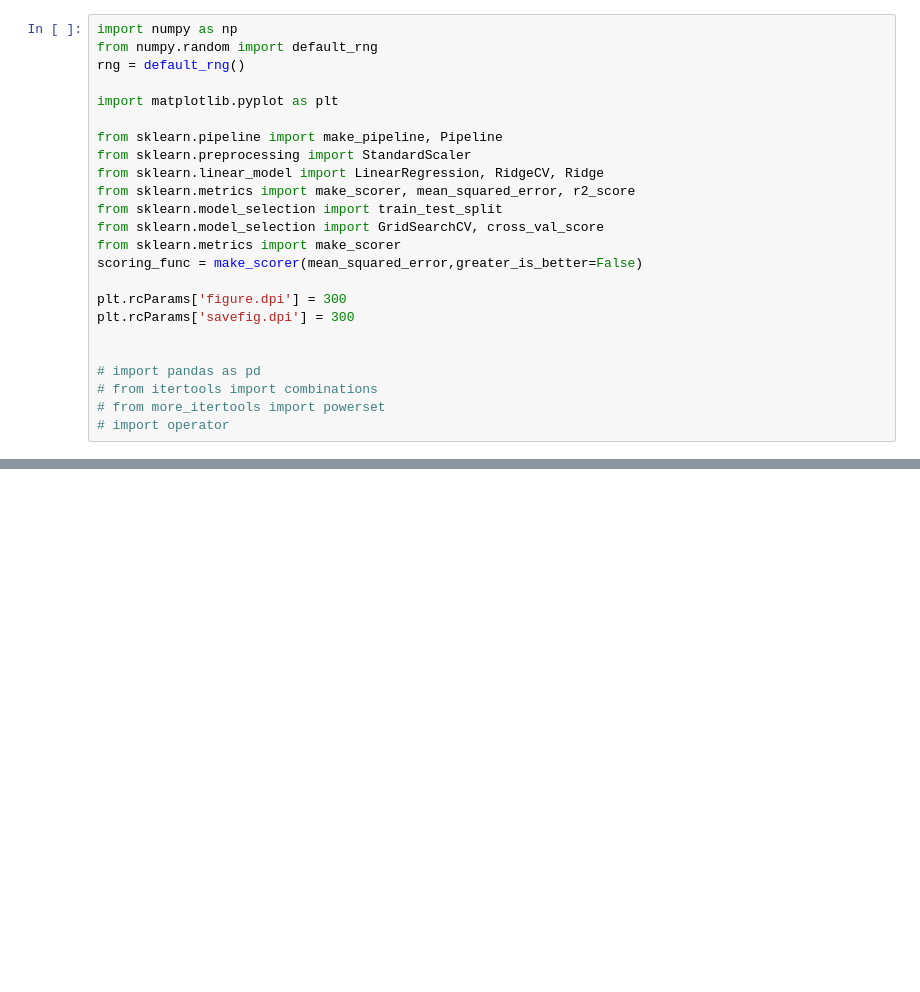
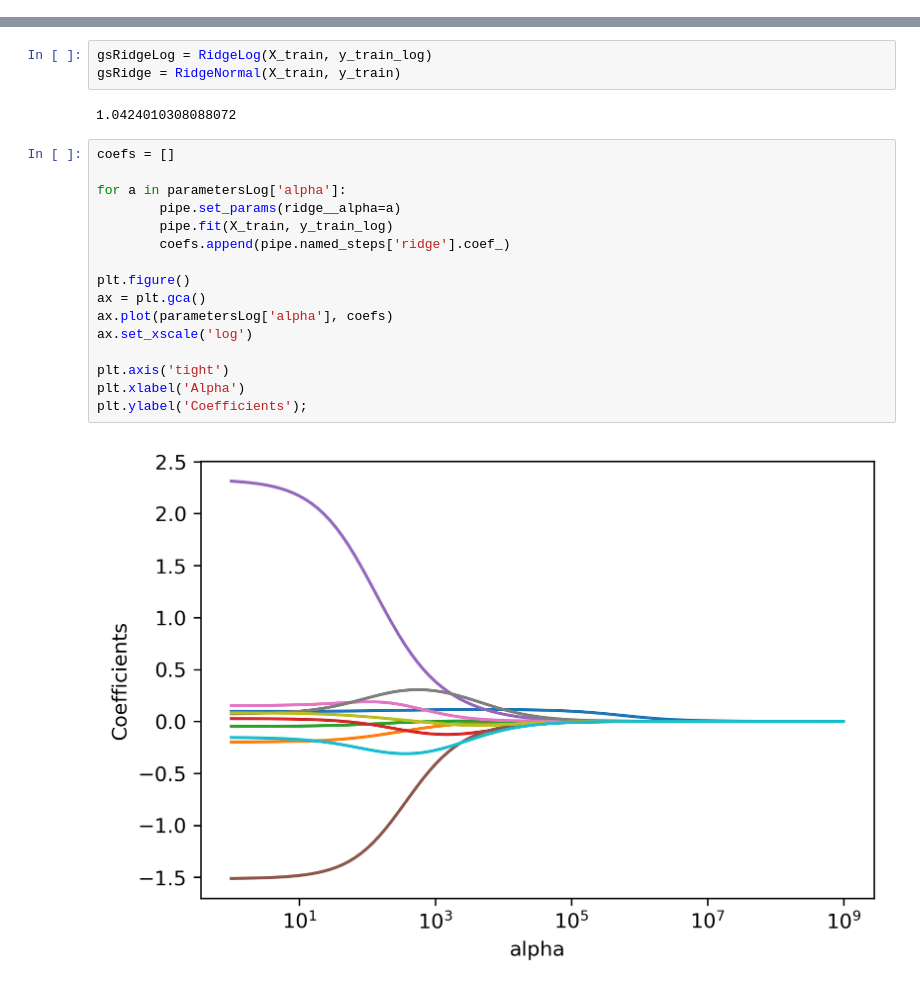
Before and after one commit to NathanHergenreter/CS574_BikeSharing, a Jupyter notebook: ridge.ipynb, the cells around one changed output, grey strips where cells are left out. Cells and saved outputs as stored; diff of their text form; blank space fills up the shorter version.

```diff
--- a/ridge.ipynb
+++ b/ridge.ipynb
@@ -27,24 +19,0 @@ from csv_setup import *
-# %%
-import numpy as np
-from numpy.random import default_rng
-rng = default_rng()
-
-import matplotlib.pyplot as plt
-
-from sklearn.pipeline import make_pipeline, Pipeline
-from sklearn.preprocessing import StandardScaler
-from sklearn.linear_model import LinearRegression, RidgeCV, Ridge
-from sklearn.metrics import make_scorer, mean_squared_error, r2_score
-from sklearn.model_selection import train_test_split
-from sklearn.model_selection import GridSearchCV, cross_val_score
-from sklearn.metrics import make_scorer
-scoring_func = make_scorer(mean_squared_error,greater_is_better=False)
-
-plt.rcParams['figure.dpi'] = 300
-plt.rcParams['savefig.dpi'] = 300
-
-
-# import pandas as pd
-# from itertools import combinations
-# from more_itertools import powerset
-# import operator
@@ -151,0 +79,23 @@ pipe.named_steps['ridge'].intercept_
+# %%
+gsRidgeLog = RidgeLog(X_train, y_train_log)
+gsRidge = RidgeNormal(X_train, y_train)
+# %% [output]
+1.0424010308088072
+# %%
+coefs = []
+
+for a in parametersLog['alpha']:
+        pipe.set_params(ridge__alpha=a)
+        pipe.fit(X_train, y_train_log)
+        coefs.append(pipe.named_steps['ridge'].coef_)
+
+plt.figure()
+ax = plt.gca()
+ax.plot(parametersLog['alpha'], coefs)
+ax.set_xscale('log')
+
+plt.axis('tight')
+plt.xlabel('Alpha')
+plt.ylabel('Coefficients');
+# %% [output]
+[figure, added]
```
Also changed, not shown: parts of 21 cells of this notebook, 2 other files.
